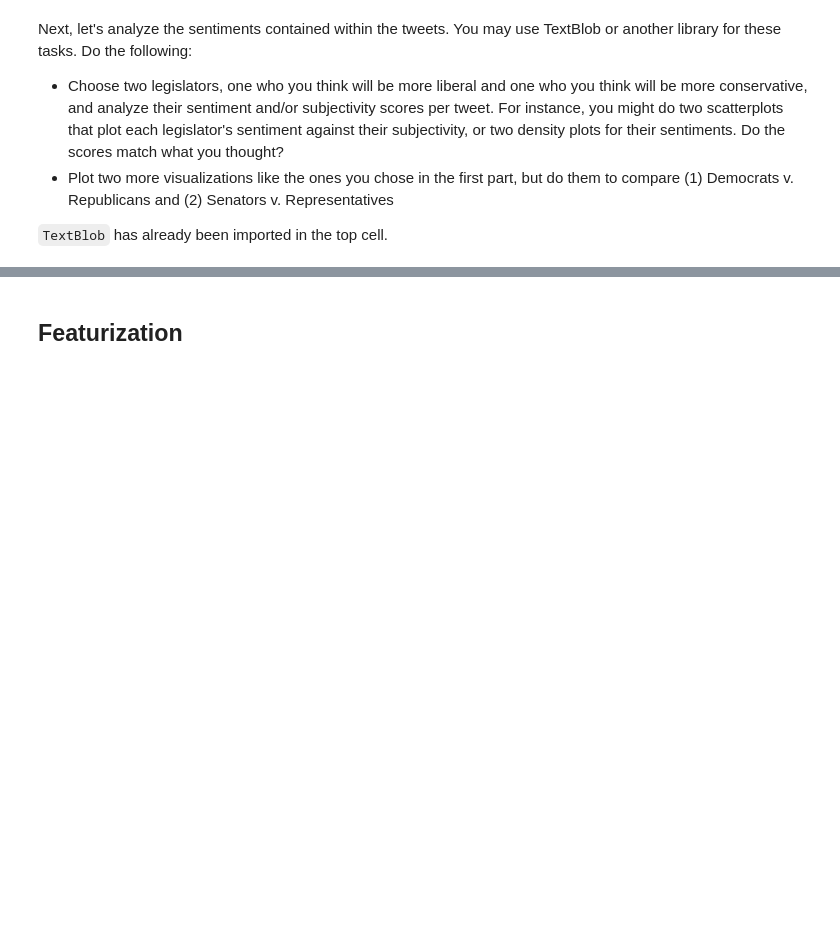
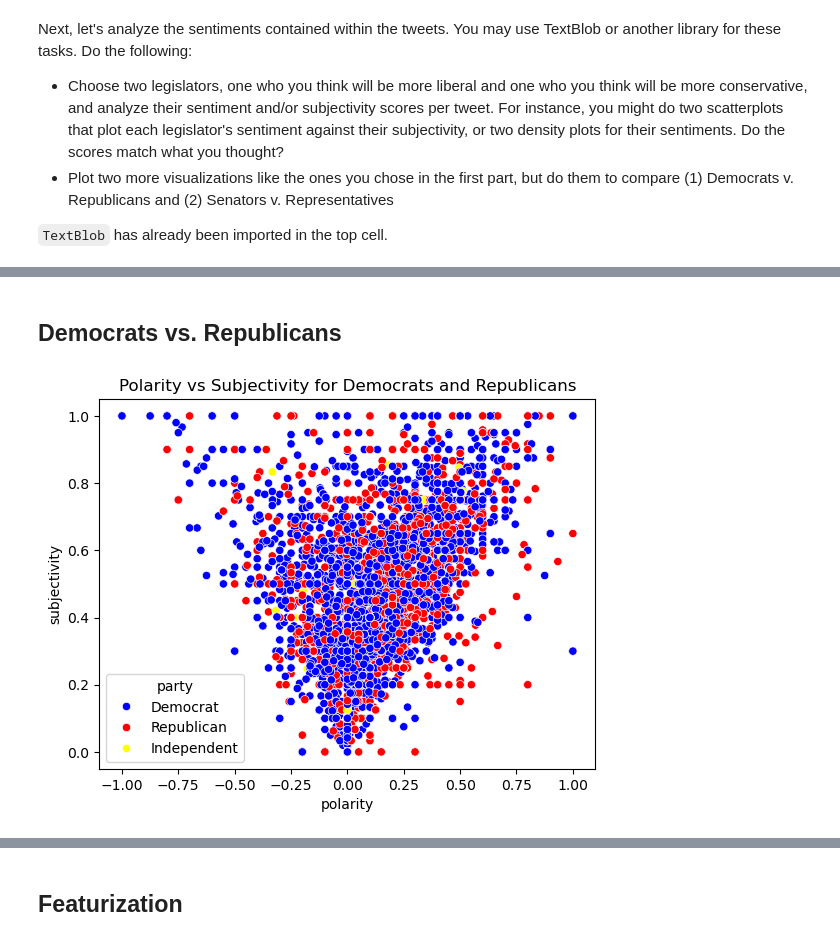
Before and after one commit to taylorgaldi/Computational-Social-Science-Projects, a Jupyter notebook: Project 5/Taylor Updates Project 5 Student.ipynb, the cells around one changed output, grey strips where cells are left out. Saved outputs shown, nothing was run; the diff lists cells and outputs as text; code cells hidden in the pictures; blank space fills up the shorter version.

```diff
--- a/Project 5/Taylor Updates Project 5 Student.ipynb
+++ b/Project 5/Taylor Updates Project 5 Student.ipynb
@@ -449,0 +547,13 @@ Ellipsis
+# %% [markdown]
+## Democrats vs. Republicans
+# %%
+# Create the scatter plot
+# Define a custom color palette: Blue for Democrats, Red for Republicans
+party_palette = {'Democrat': 'blue', 'Republican': 'red', 'Independent': 'yellow'}
+sns.scatterplot(data=congress_tweets, x="polarity", y="subjectivity", hue="party", palette=party_palette)
+
+# Add plot title and show the plot
+plt.title("Polarity vs Subjectivity for Democrats and Republicans")
+plt.show()
+# %% [output]
+[figure, added]
```
Also changed, not shown: parts of 31 cells of this notebook, 1 other file.
